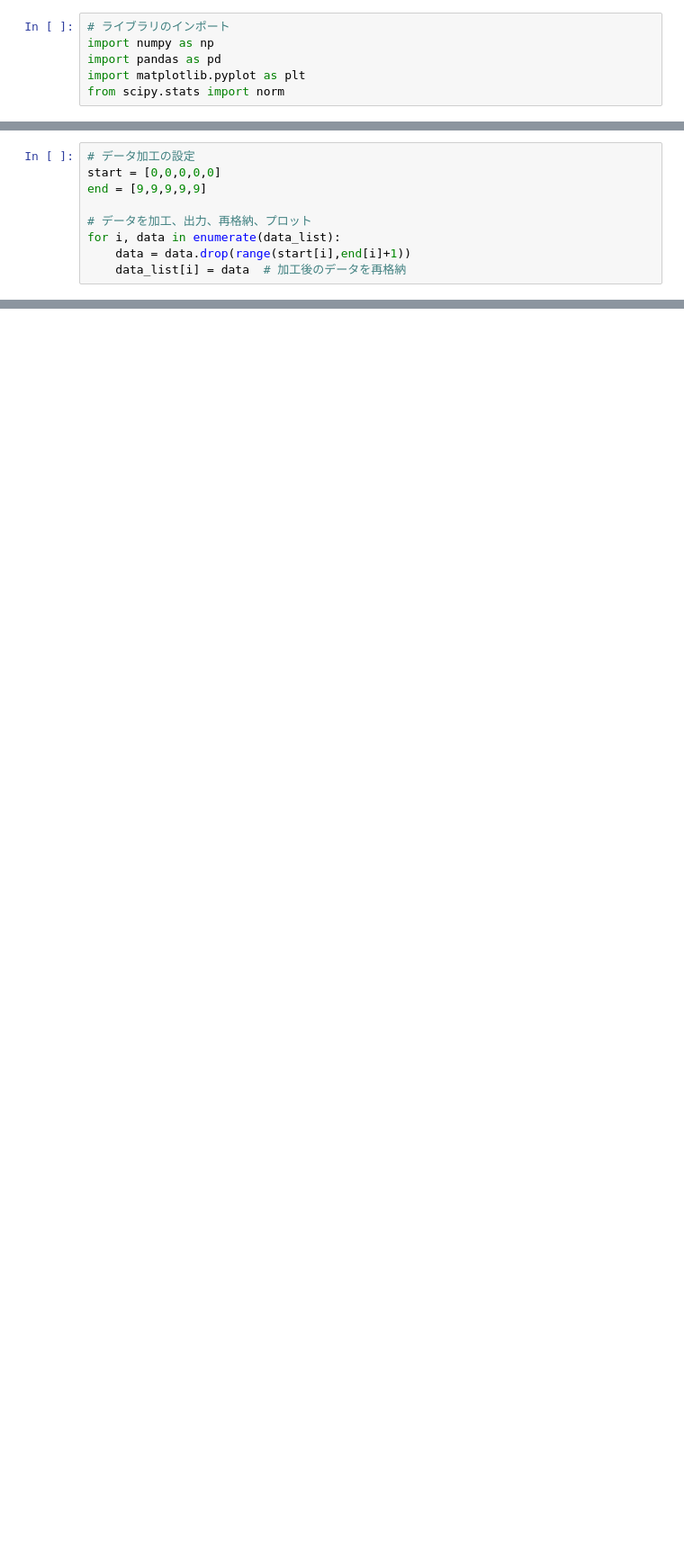
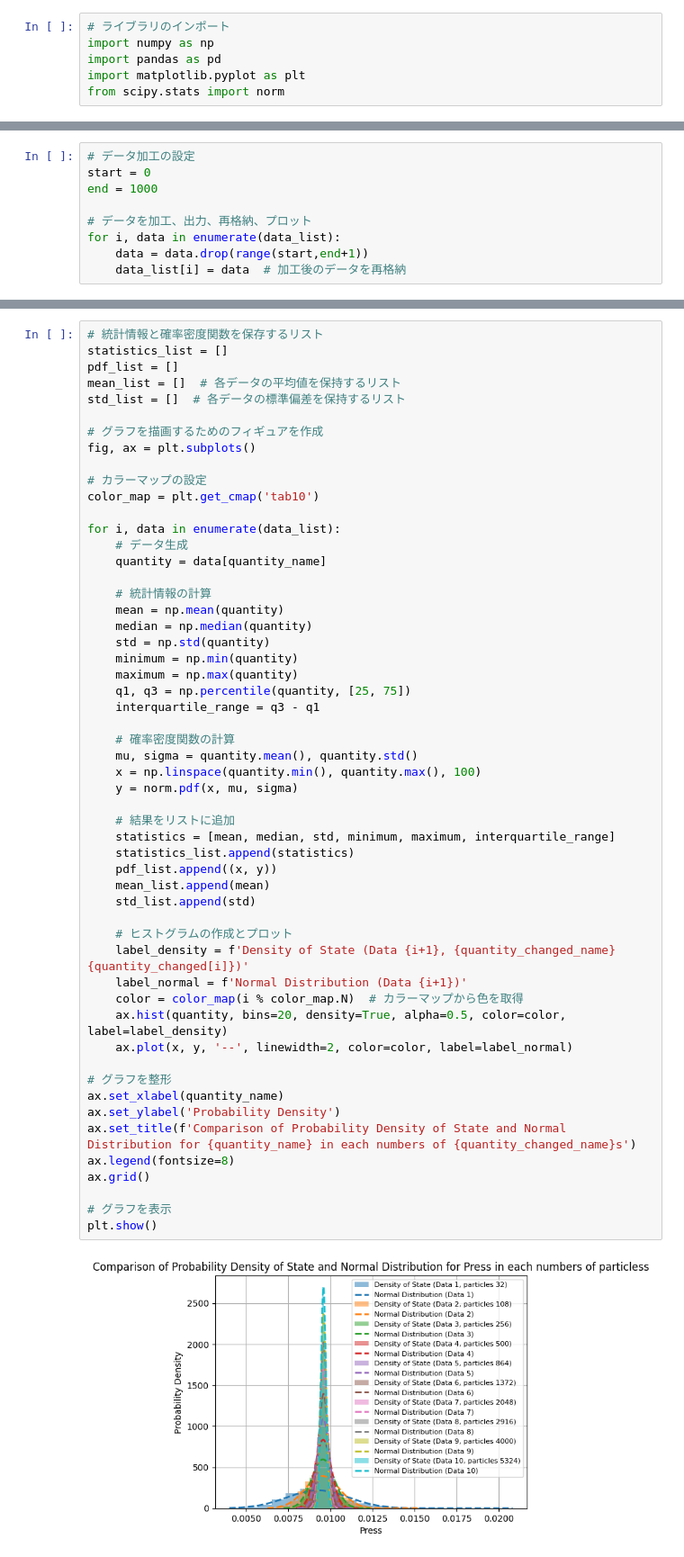
Before and after one commit to m-agnet/Bachelor-of-Physics, a Jupyter notebook: pressure_analysis.ipynb, the cells around one changed output, grey strips where cells are left out. Shown at 90% size. Cells and saved outputs as stored; diff of their text form; blank space fills up the shorter version.

```diff
--- a/pressure_analysis.ipynb
+++ b/pressure_analysis.ipynb
@@ -53,9 +12,0 @@ quantity_changed = [ ]
-# %%
-# データ加工の設定
-start = [0,0,0,0,0]
-end = [9,9,9,9,9]
-
-# データを加工、出力、再格納、プロット
-for i, data in enumerate(data_list):
-    data = data.drop(range(start[i],end[i]+1))
-    data_list[i] = data  # 加工後のデータを再格納
@@ -554,0 +75,9 @@ gradient=-0.49290882806007924
+# %%
+# データ加工の設定
+start = 0
+end = 1000
+
+# データを加工、出力、再格納、プロット
+for i, data in enumerate(data_list):
+    data = data.drop(range(start,end+1))
+    data_list[i] = data  # 加工後のデータを再格納
@@ -554,0 +119,56 @@ gradient=-0.49290882806007924
+# %%
+# 統計情報と確率密度関数を保存するリスト
+statistics_list = []
+pdf_list = []
+mean_list = []  # 各データの平均値を保持するリスト
+std_list = []  # 各データの標準偏差を保持するリスト
+
+# グラフを描画するためのフィギュアを作成
+fig, ax = plt.subplots()
+
+# カラーマップの設定
+color_map = plt.get_cmap('tab10')
+
+for i, data in enumerate(data_list):
+    # データ生成
+    quantity = data[quantity_name]
+
+    # 統計情報の計算
+    mean = np.mean(quantity)
+    median = np.median(quantity)
+    std = np.std(quantity)
+    minimum = np.min(quantity)
+    maximum = np.max(quantity)
+    q1, q3 = np.percentile(quantity, [25, 75])
+    interquartile_range = q3 - q1
+
+    # 確率密度関数の計算
+    mu, sigma = quantity.mean(), quantity.std()
+    x = np.linspace(quantity.min(), quantity.max(), 100)
+    y = norm.pdf(x, mu, sigma)
+
+    # 結果をリストに追加
+    statistics = [mean, median, std, minimum, maximum, interquartile_range]
+    statistics_list.append(statistics)
+    pdf_list.append((x, y))
+    mean_list.append(mean)
+    std_list.append(std)
+
+    # ヒストグラムの作成とプロット
+    label_density = f'Density of State (Data {i+1}, {quantity_changed_name} {quantity_changed[i]})'
+    label_normal = f'Normal Distribution (Data {i+1})'
+    color = color_map(i % color_map.N)  # カラーマップから色を取得
+    ax.hist(quantity, bins=20, density=True, alpha=0.5, color=color, label=label_density)
+    ax.plot(x, y, '--', linewidth=2, color=color, label=label_normal)
+
+# グラフを整形
+ax.set_xlabel(quantity_name)
+ax.set_ylabel('Probability Density')
+ax.set_title(f'Comparison of Probability Density of State and Normal Distribution for {quantity_name} in each numbers of {quantity_changed_name}s')
+ax.legend(fontsize=8)
+ax.grid()
+
+# グラフを表示
+plt.show()
+# %% [output]
+[figure, added]
```
Also changed, not shown: parts of 56 cells of this notebook.
